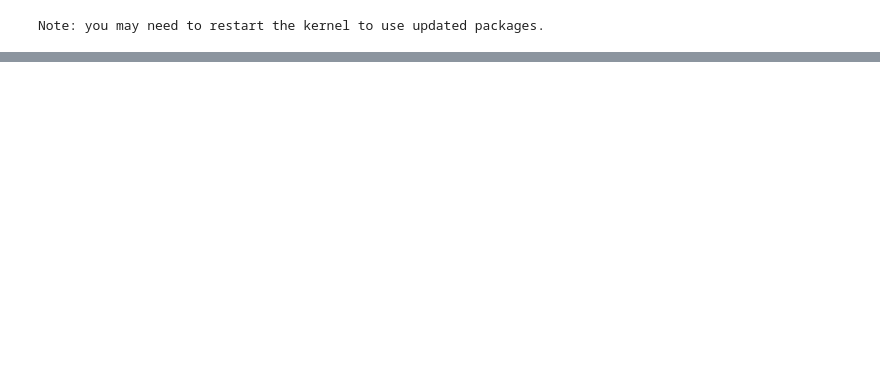
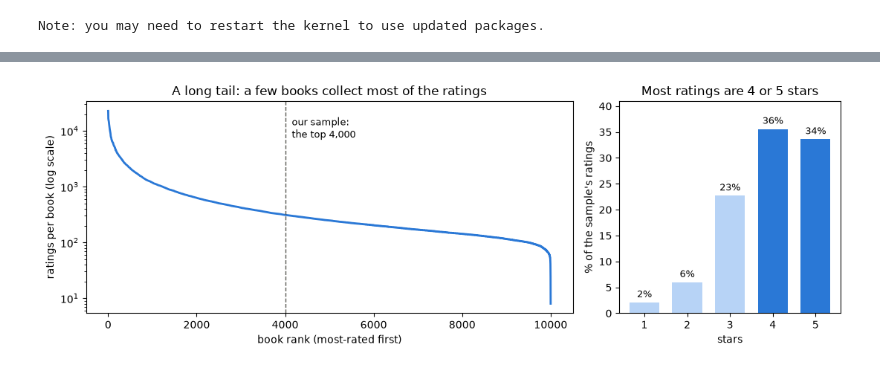
Before and after one commit to devomh/cdat4001-2026, a Jupyter notebook: u06_recommender_systems/l24_lab_recommender_mini_project.ipynb, the cells around one changed output, grey strips where cells are left out. Cells and saved outputs as stored; diff of their text form; code cells hidden in the pictures; blank space fills up the shorter version.

```diff
--- a/u06_recommender_systems/l24_lab_recommender_mini_project.ipynb
+++ b/u06_recommender_systems/l24_lab_recommender_mini_project.ipynb
@@ -27,28 +42,3 @@ the point of the capstone is the *evaluation* and the *decision*, not new model
 %pip install -q pandas numpy matplotlib scikit-learn
 # %% [output]
 Note: you may need to restart the kernel to use updated packages.
-# %%
-# Setup cell 2 of 2: imports + download + load. Safe to re-run.
-import os, hashlib, urllib.request, zipfile
-import numpy as np
-import pandas as pd
-import matplotlib.pyplot as plt
-from sklearn.model_selection import train_test_split
-
-URL = "https://files.grouplens.org/datasets/movielens/ml-100k.zip"
-MD5 = "0e33842e24a9c977be4e0107933c0723"
-os.makedirs("data", exist_ok=True)
-if not os.path.exists("data/ml-100k/u.data"):
-    urllib.request.urlretrieve(URL, "data/ml-100k.zip")
-    assert hashlib.md5(open("data/ml-100k.zip", "rb").read()).hexdigest() == MD5, "checksum mismatch"
-    with zipfile.ZipFile("data/ml-100k.zip") as z:
-        z.extractall("data")
-
-ratings = pd.read_csv("data/ml-100k/u.data", sep="\t", names=["user", "item", "rating", "ts"])
-GENRES = ["unknown", "Action", "Adventure", "Animation", "Children", "Comedy", "Crime",
-          "Documentary", "Drama", "Fantasy", "Film-Noir", "Horror", "Musical", "Mystery",
-          "Romance", "Sci-Fi", "Thriller", "War", "Western"]
-items = pd.read_csv("data/ml-100k/u.item", sep="|", encoding="latin-1",
-                    names=["item", "title", "release", "video", "imdb"] + GENRES)
-title = items.set_index("item")["title"]
-print("MovieLens 100k loaded:", ratings.shape[0], "ratings")
@@ -71,4 +44,0 @@ rated it **>= 4** in the held-out set -- a movie they actually liked.
-# %%
-train, test = train_test_split(ratings, test_size=0.2, random_state=42)
-print(f"explicit ratings: {len(ratings)} | train: {len(train)} | test: {len(test)}")
-print("relevant = held-out items rated >= 4 (a 'liked' movie)")
@@ -256,9 +44,0 @@ matrix factorization               0.922                        0.070
-# %%
-fig, ax = plt.subplots(1, 2, figsize=(10, 4))
-ax[0].bar(["item-item\nCF", "matrix\nfactorization"], [rmse(pred_cf), rmse(pred_mf)],
-          color=["#4878a8", "#3a8a3a"])
-ax[0].set_ylim(0.85, 0.97); ax[0].set_title("RMSE (rating prediction) -- lower is better")
-ax[1].bar(["popularity", "item-item\nCF", "matrix\nfactorization"], [p_pop, p_cf, p_mf],
-          color=["#c0504d", "#4878a8", "#3a8a3a"])
-ax[1].set_title("precision@10 (ranking) -- higher is better")
-plt.tight_layout(); plt.show()
@@ -317,0 +454,3 @@ either beat popularity, and does your Exercise 4 decision change?
+# %%
+data = BookData(n_books=4000, n_users=6000, min_user=30, seed=42)
+data.card()
@@ -317,0 +483,4 @@ either beat popularity, and does your Exercise 4 decision change?
+# %%
+plot_long_tail(data)
+# %% [output]
+[figure, added]
```
Also changed, not shown: parts of 77 cells of this notebook, 2 other files.
